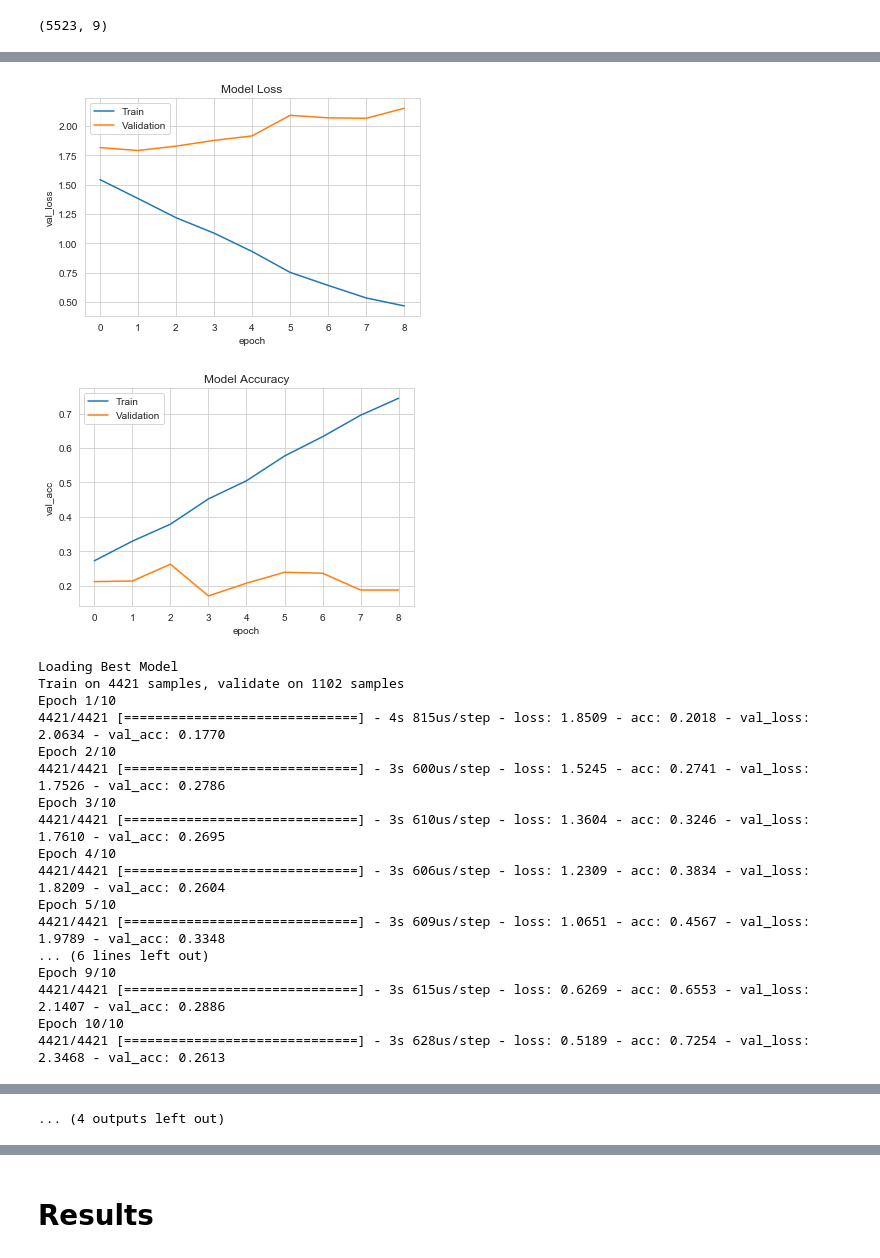
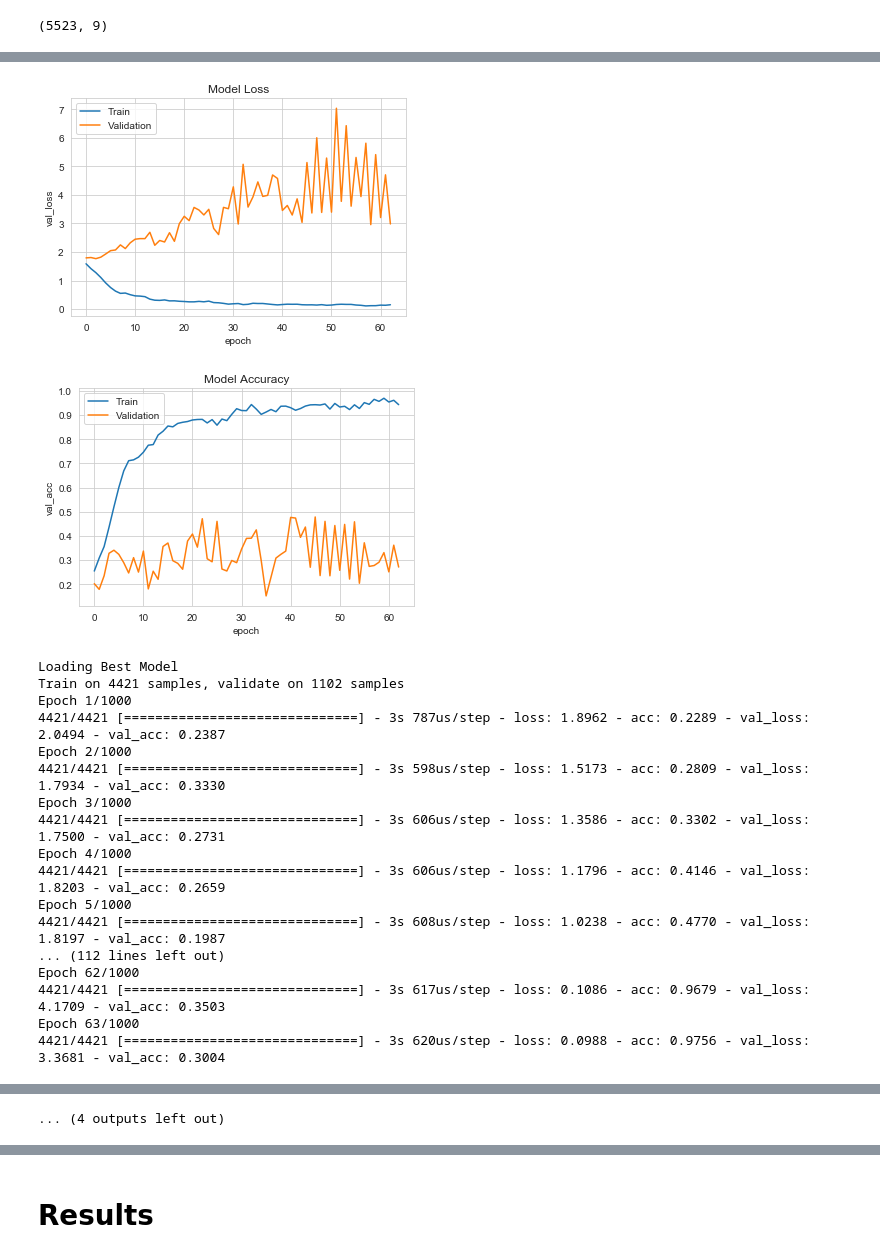
Before and after one commit to danielbank/PLAsTiCC, a Jupyter notebook: report/report.ipynb, the cells around one changed output, grey strips where cells are left out. Saved outputs shown, nothing was run; the diff lists cells and outputs as text; code cells hidden in the pictures.

Commit message:
1000 epochs

```diff
--- a/report/report.ipynb
+++ b/report/report.ipynb
@@ -492,7 +492,7 @@ def mywloss(y_true,y_pred):
 # %%
 # Train the Extragalactic CNN Model
 
-epochs = 10
+epochs = 1000
 y_extragal_count = Counter(target_extragal_map)
 wtable = np.zeros((len(classes_extragal),))
 for i in range(len(classes_extragal)):
@@ -518,17 +518,18 @@ for fold_, (trn_, val_) in enumerate(folds.split(y_extragal_map, y_extragal_map)
     stopping = EarlyStopping(monitor='val_loss', patience=60, verbose=0, mode='auto')
 
     model_extragal.compile(loss=mywloss, optimizer=optimizer, metrics=['accuracy'])
-    history_extragal = model_extragal.fit(x_extragal_train, y_extragal_train,
-                    validation_data=[x_extragal_valid, y_extragal_valid],
-                    epochs=epochs,
-                        batch_size=batch_size,
-                    shuffle=False,verbose=1,callbacks=[checkPoint, stopping])
+    history_extragal = model_extragal.fit(
+        x_extragal_train, y_extragal_train,
+        validation_data=[x_extragal_valid, y_extragal_valid],
+        epochs=epochs,
+        batch_size=batch_size,
+        shuffle=False,verbose=1,callbacks=[checkPoint, stopping])
     plot_loss_acc(history_extragal)
 
     print('Loading Best Model')
     model_extragal.load_weights(model_extragal_file)
     # Get predicted probabilities for each class
-    oof_extragal_preds[val_, :] = model_extragal.predict(x_extragal_valid,batch_size=batch_size)
+    oof_extragal_preds[val_, :] = model_extragal.predict(x_extragal_valid, batch_size=batch_size)
     clfs_extragal.append(model_extragal)
 
 elapsed_time = time.time() - start
@@ -592,19 +593,19 @@ Epoch 10/10
-[figure, old version]
+[figure, new version]
-[figure, old version]
+[figure, new version]
 Loading Best Model
 Train on 4421 samples, validate on 1102 samples
-Epoch 1/10
-4421/4421 [==============================] - 4s 815us/step - loss: 1.8509 - acc: 0.2018 - val_loss: 2.0634 - val_acc: 0.1770
-Epoch 2/10
-4421/4421 [==============================] - 3s 600us/step - loss: 1.5245 - acc: 0.2741 - val_loss: 1.7526 - val_acc: 0.2786
-Epoch 3/10
-4421/4421 [==============================] - 3s 610us/step - loss: 1.3604 - acc: 0.3246 - val_loss: 1.7610 - val_acc: 0.2695
-Epoch 4/10
-4421/4421 [==============================] - 3s 606us/step - loss: 1.2309 - acc: 0.3834 - val_loss: 1.8209 - val_acc: 0.2604
-Epoch 5/10
-4421/4421 [==============================] - 3s 609us/step - loss: 1.0651 - acc: 0.4567 - val_loss: 1.9789 - val_acc: 0.3348
-... (6 lines left out)
-Epoch 9/10
-4421/4421 [==============================] - 3s 615us/step - loss: 0.6269 - acc: 0.6553 - val_loss: 2.1407 - val_acc: 0.2886
-Epoch 10/10
-4421/4421 [==============================] - 3s 628us/step - loss: 0.5189 - acc: 0.7254 - val_loss: 2.3468 - val_acc: 0.2613
+Epoch 1/1000
+4421/4421 [==============================] - 3s 787us/step - loss: 1.8962 - acc: 0.2289 - val_loss: 2.0494 - val_acc: 0.2387
+Epoch 2/1000
+4421/4421 [==============================] - 3s 598us/step - loss: 1.5173 - acc: 0.2809 - val_loss: 1.7934 - val_acc: 0.3330
+Epoch 3/1000
+4421/4421 [==============================] - 3s 606us/step - loss: 1.3586 - acc: 0.3302 - val_loss: 1.7500 - val_acc: 0.2731
+Epoch 4/1000
+4421/4421 [==============================] - 3s 606us/step - loss: 1.1796 - acc: 0.4146 - val_loss: 1.8203 - val_acc: 0.2659
+Epoch 5/1000
+4421/4421 [==============================] - 3s 608us/step - loss: 1.0238 - acc: 0.4770 - val_loss: 1.8197 - val_acc: 0.1987
+... (112 lines left out)
+Epoch 62/1000
+4421/4421 [==============================] - 3s 617us/step - loss: 0.1086 - acc: 0.9679 - val_loss: 4.1709 - val_acc: 0.3503
+Epoch 63/1000
+4421/4421 [==============================] - 3s 620us/step - loss: 0.0988 - acc: 0.9756 - val_loss: 3.3681 - val_acc: 0.3004
```
Also changed, not shown: parts of 3 cells of this notebook.
